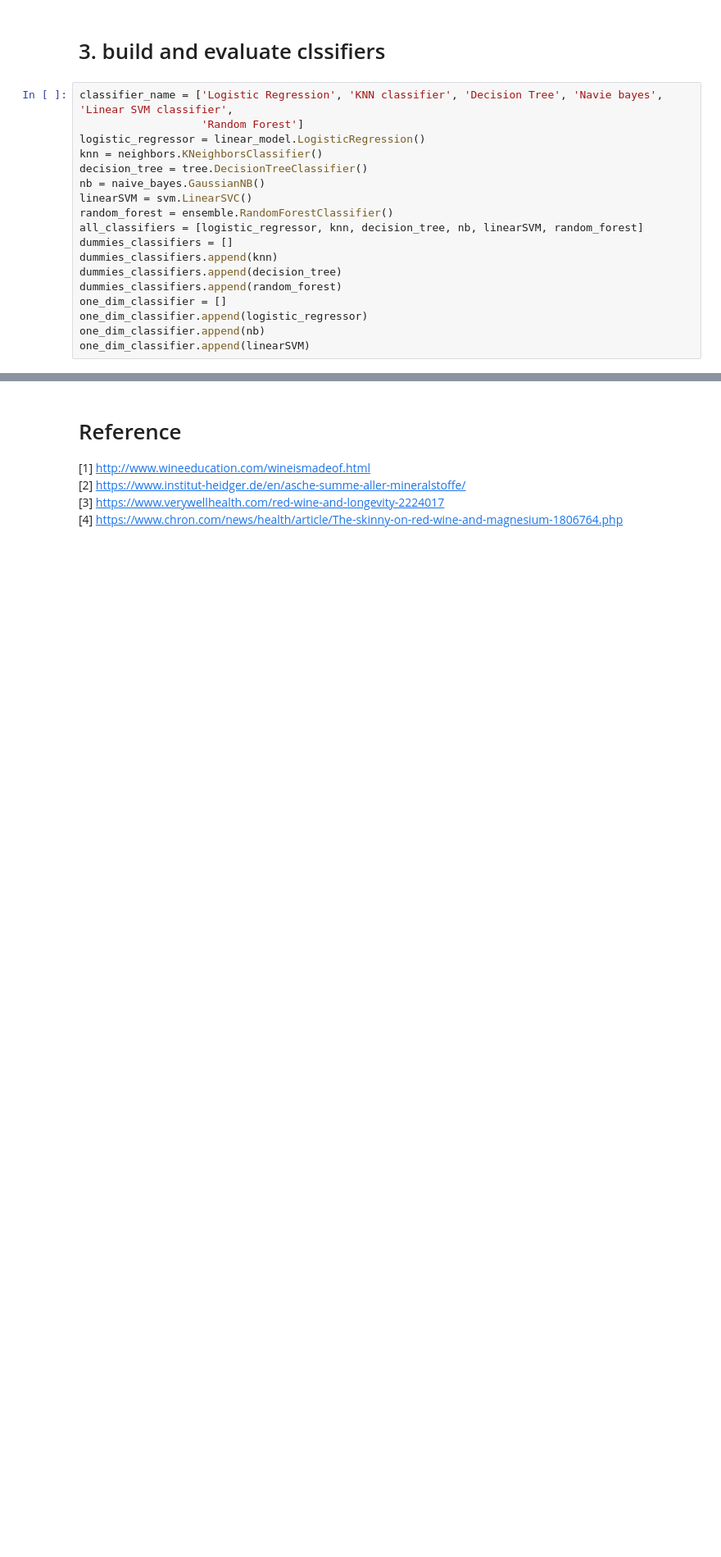
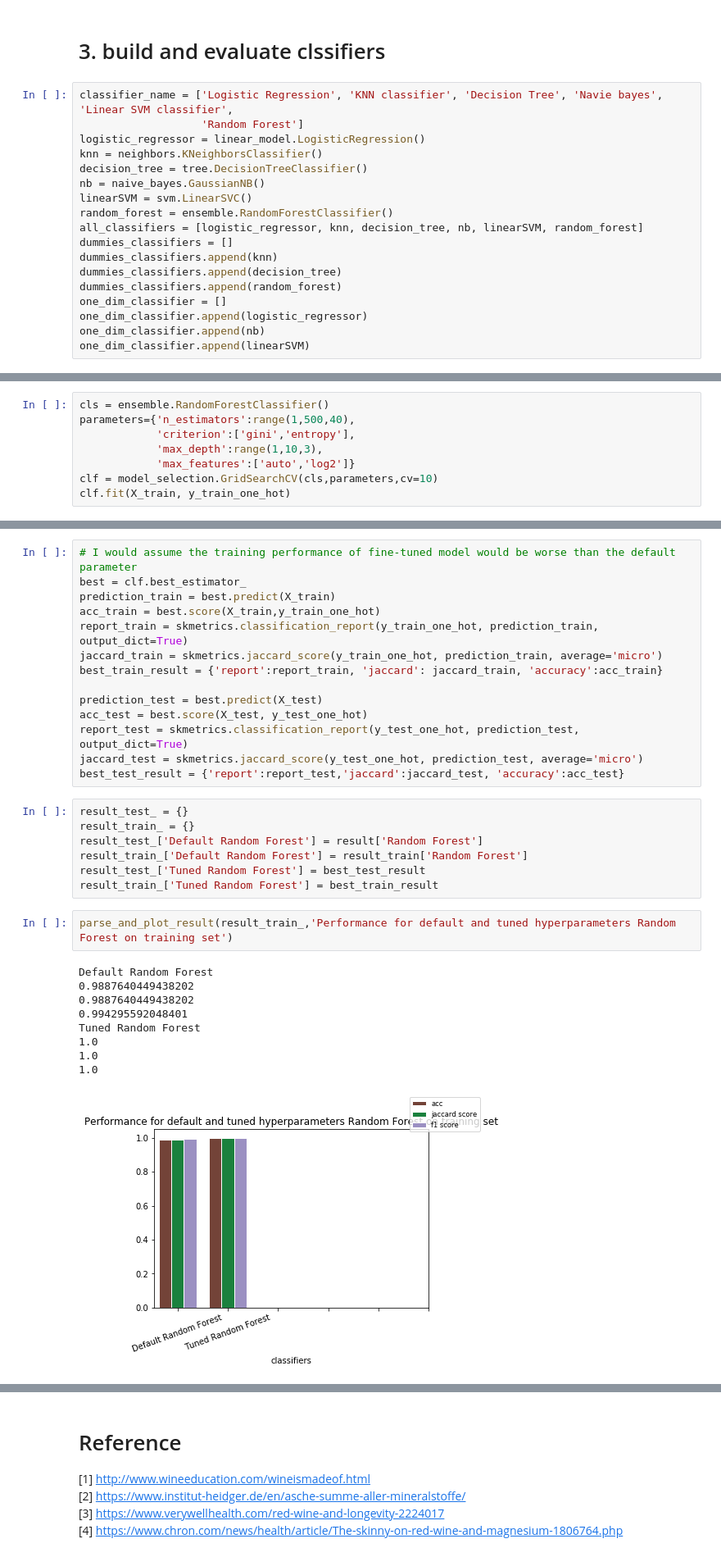
Before and after one commit to QiS9596/5243ExploratoryDataAnalysis, a Jupyter notebook: scripts/lab3_song1602.ipynb, the cells around one changed output, grey strips where cells are left out. Shown at 82% size. Saved outputs shown, nothing was run; the diff lists cells and outputs as text; blank space fills up the shorter version.

```diff
--- a/scripts/lab3_song1602.ipynb
+++ b/scripts/lab3_song1602.ipynb
@@ -280,0 +383,8 @@ Random Forest
+# %%
+cls = ensemble.RandomForestClassifier()
+parameters={'n_estimators':range(1,500,40),
+            'criterion':['gini','entropy'],
+            'max_depth':range(1,10,3),
+            'max_features':['auto','log2']}
+clf = model_selection.GridSearchCV(cls,parameters,cv=10)
+clf.fit(X_train, y_train_one_hot)
@@ -280,0 +413,33 @@ Random Forest
+# %%
+# I would assume the training performance of fine-tuned model would be worse than the default parameter
+best = clf.best_estimator_
+prediction_train = best.predict(X_train)
+acc_train = best.score(X_train,y_train_one_hot)
+report_train = skmetrics.classification_report(y_train_one_hot, prediction_train, output_dict=True)
+jaccard_train = skmetrics.jaccard_score(y_train_one_hot, prediction_train, average='micro')
+best_train_result = {'report':report_train, 'jaccard': jaccard_train, 'accuracy':acc_train}
+
+prediction_test = best.predict(X_test)
+acc_test = best.score(X_test, y_test_one_hot)
+report_test = skmetrics.classification_report(y_test_one_hot, prediction_test, output_dict=True)
+jaccard_test = skmetrics.jaccard_score(y_test_one_hot, prediction_test, average='micro')
+best_test_result = {'report':report_test,'jaccard':jaccard_test, 'accuracy':acc_test}
+# %%
+result_test_ = {}
+result_train_ = {}
+result_test_['Default Random Forest'] = result['Random Forest']
+result_train_['Default Random Forest'] = result_train['Random Forest']
+result_test_['Tuned Random Forest'] = best_test_result
+result_train_['Tuned Random Forest'] = best_train_result
+# %%
+parse_and_plot_result(result_train_,'Performance for default and tuned hyperparameters Random Forest on training set')
+# %% [output]
+Default Random Forest
+0.9887640449438202
+0.9887640449438202
+0.994295592048401
+Tuned Random Forest
+1.0
+1.0
+1.0
+[figure, added]
```
Also changed, not shown: parts of 19 cells of this notebook, 1 other file.
